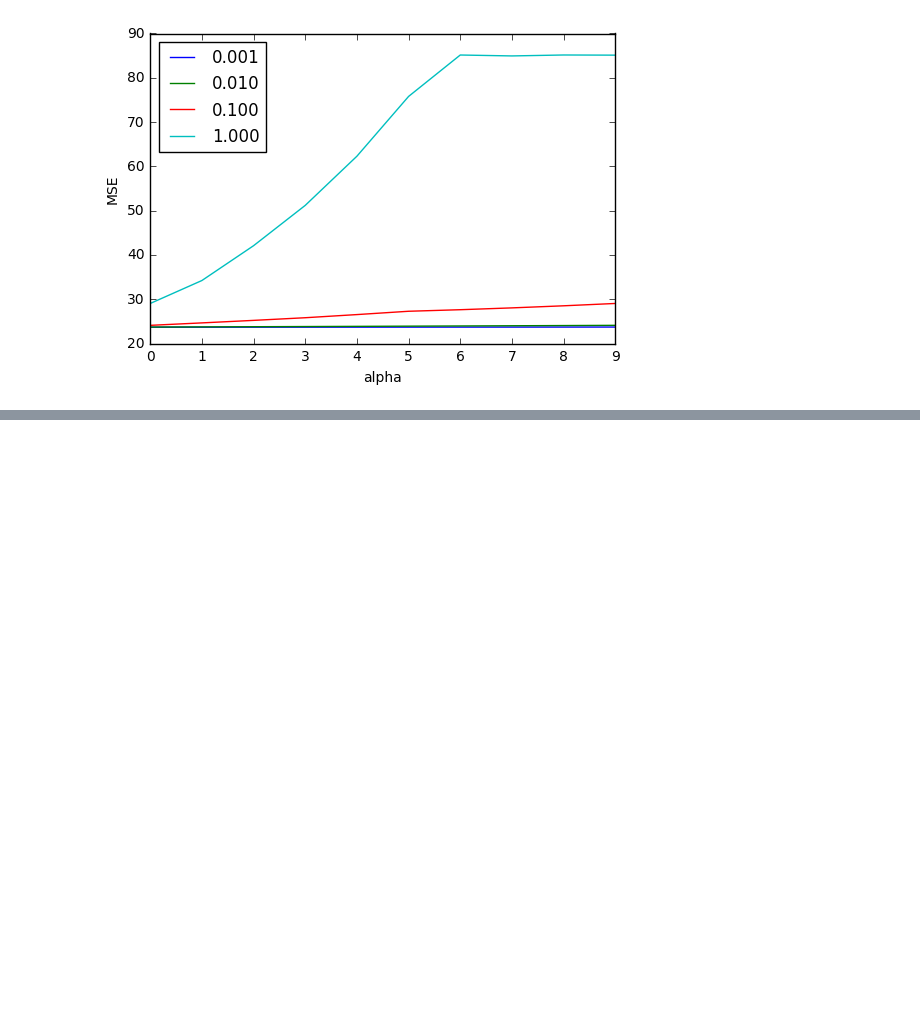
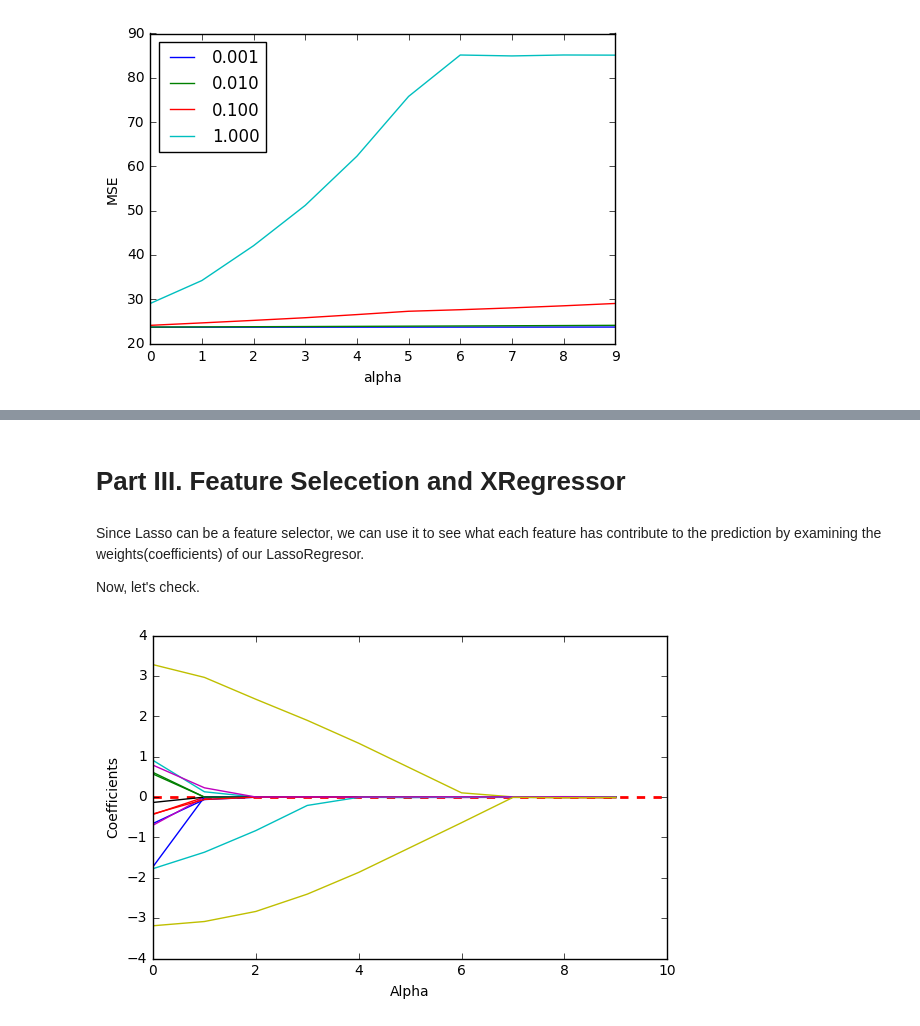
Before and after one commit to LemonATsu/iPynb-Lasso-Regressor, a Jupyter notebook: Lab05_102062207.ipynb, the cells around one changed output, grey strips where cells are left out. Saved outputs shown, nothing was run; the diff lists cells and outputs as text; code cells hidden in the pictures; blank space fills up the shorter version.

Commit message:
Working on regressorX

```diff
--- a/Lab05_102062207.ipynb
+++ b/Lab05_102062207.ipynb
@@ -44,16 +86,20 @@ class LassoRegressor(object):
 
     def subgradient_descent_(self):
         subgrad = np.sign(self.w_[1:])
-        eta = self.eta
-        if len(np.where(np.fabs(self.w_[1:]) <= self.zero)[0]) > 0:
-            subgrad[np.fabs(subgrad) <= self.zero] = np.random.uniform(-1, 1)
+        n_eta = deepcopy(self.eta) # eta for non-diffable point
+        non_diff = np.where(np.fabs(self.w_[1:]) <= self.zero)[0]
+        can_diff = np.where(np.fabs(self.w_[1:]) >  self.zero)[0]
+        if len(non_diff) > 0:
+            subgrad[non_diff] = np.random.uniform(-1, 1)
+            print(non_diff)
             # set constraint to learning rate
             if len(self.cost_) > 0:
                 cost = self.cost_[-1]
                 min_cost = min(self.cost_)
-                eta = (cost - min_cost) / ((np.fabs(subgrad).sum())**2)
-
-        subgrad *= self.alpha * eta
+                n_eta = (cost - min_cost) / ((np.fabs(subgrad).sum())**2)
+        subgrad[non_diff] *= n_eta
+        subgrad[can_diff] *= self.eta
+        subgrad *= self.alpha
 
         return subgrad
 
@@ -119,6 +167,2 @@ sns.reset_orig()
 # %% [markdown]
 Now, prints out the weight $w\_$, to see how each feature contributes to the prediction.
-# %%
-top_feat = np.argsort(np.fabs(llr.w_[1:]))[::-1]
-for i in top_feat:
-    print("feature #%2d: %.3f" %(i, llr.w_[i+1]))
@@ -262,2 +319,29 @@ print("MSE train: %.2f, test: %.2f" %(mse_train, mse_test))
  R2 train: 0.72, test: 0.74
 MSE train: 23.68, test: 15.17
+# %% [markdown]
+# Part III. Feature Selecetion and XRegressor
+# %% [markdown]
+Since Lasso can be a feature selector, we can use it to see what each feature has contribute to the prediction by examining the weights(coefficients) of our LassoRegresor.
+
+Now, let's check.
+# %%
+max_alpha = 10
+coef = np.zeros((max_alpha, X_train.shape[1]))
+
+for a in range(max_alpha):
+    llr = LassoRegressor(alpha=a, n_iter=max_iter)
+    llr.fit(X_train, y_train)
+    coef[a,:] = llr.w_[1:].reshape(1, -1)
+
+plt.hlines(y=0, xmin=0, xmax=max_alpha, color='red', linewidth = 2, linestyle = '--')
+
+for i in range(X_train.shape[1]):
+    plt.plot(range(max_alpha),coef[:,i])
+
+plt.ylabel('Coefficients')
+plt.xlabel('Alpha')
+plt.tight_layout()
+plt.savefig('./output/fig-lasso-decay.png', dpi=300)
+plt.show()
+# %% [output]
+[figure, added]
```
Also changed, not shown: parts of 14 cells of this notebook.
